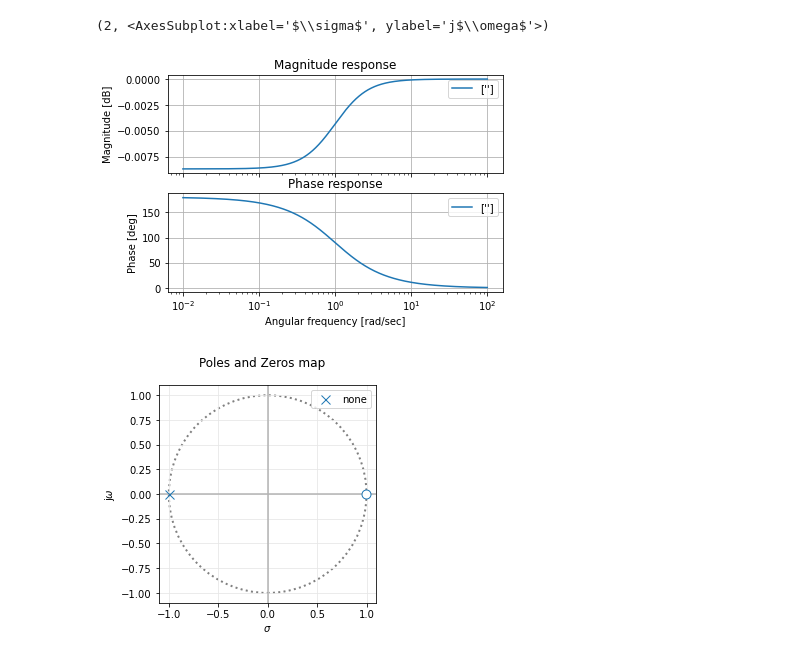
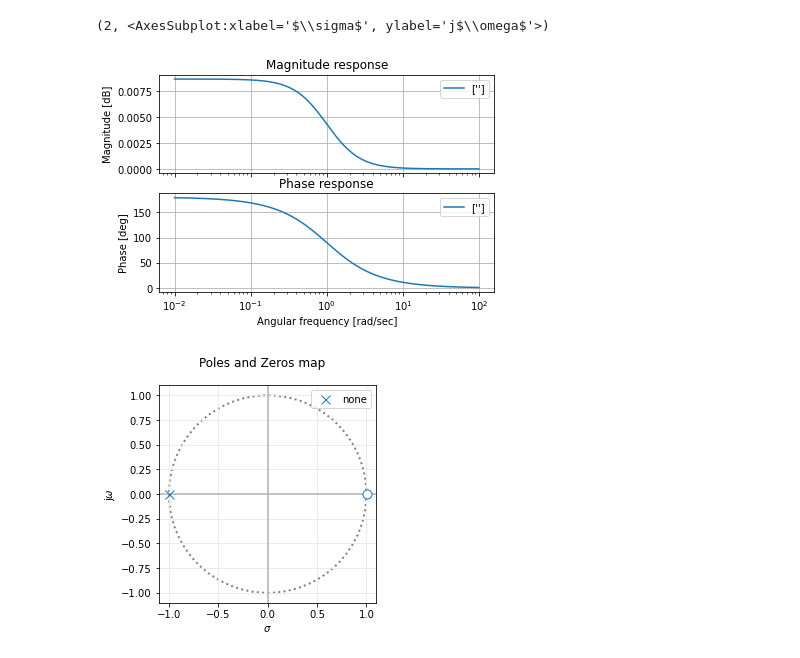
Before and after one commit to hernanrodrguez/teoria-circuitos-ii, a Jupyter notebook: ts01/TS01.ipynb, the cells around one changed output. Cells and saved outputs as stored; diff of their text form; code cells hidden in the pictures.

Commit message:
Correccion grafico transferencia de python

```diff
--- a/ts01/TS01.ipynb
+++ b/ts01/TS01.ipynb
@@ -87,20 +87,20 @@ $$
 # %%
 from splane import pzmap, bodePlot
 from scipy.signal import TransferFunction
 import matplotlib.pyplot as plt
 
-r2 = 1000
-r1 = 1001
+r2 = 1001
+r1 = 1000
 wo = 1
 
-my_tf = TransferFunction( [1, -(r2/r1)*wo], [1, wo] )
+my_tf = TransferFunction( [1, (-r2/r1)*wo], [1, wo] )
 
 bodePlot(my_tf)
 
 pzmap(my_tf)
 # %% [output]
 (2, <AxesSubplot:xlabel='$\\sigma$', ylabel='j$\\omega$'>)
-[figure, old version]
+[figure, new version]
 [figure]
 # %% [markdown]
 4. Simule el circuito y obtenga la respuesta en frecuencia para los valores $\frac{R_2}{R_1}=1; R_3=1k\Omega ; C=1\mu F$
```
